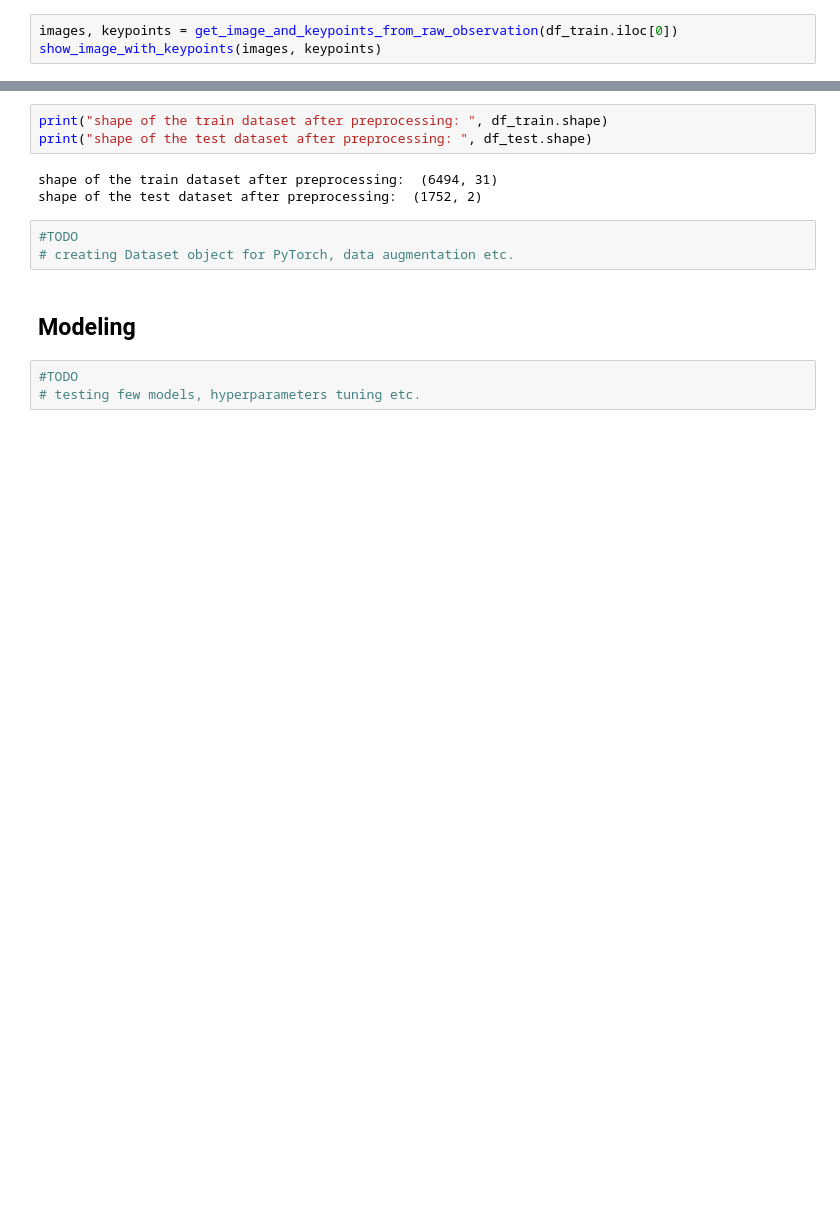
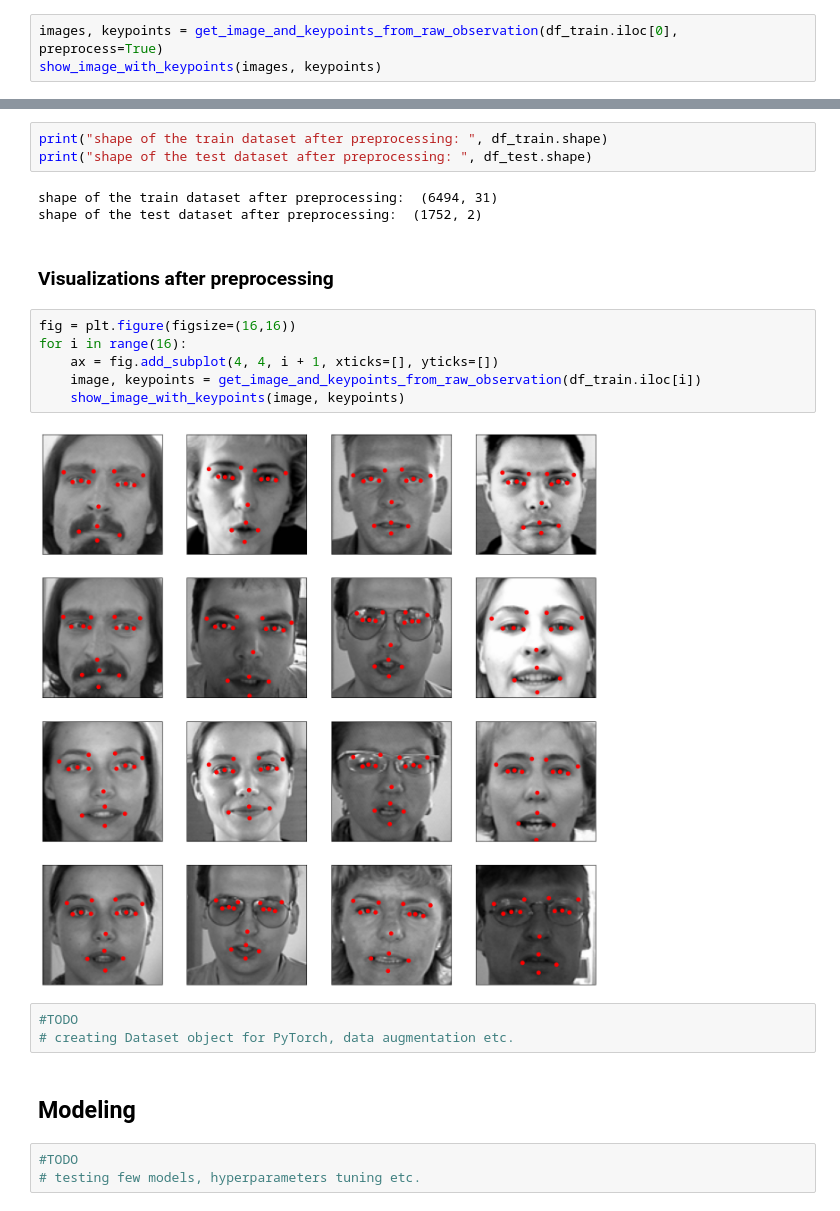
Before and after one commit to WJakubowsk/facial_keypoints_detection, a Jupyter notebook: notebooks/pipeline.ipynb, the cells around one changed output, grey strips where cells are left out. Cells and saved outputs as stored; diff of their text form; blank space fills up the shorter version.

```diff
--- a/notebooks/pipeline.ipynb
+++ b/notebooks/pipeline.ipynb
@@ -48,7 +48,7 @@ shape of test dataset:  (1783, 2)
 # %% [markdown]
 ### Example visualisation
 # %%
-images, keypoints = get_image_and_keypoints_from_raw_observation(df_train.iloc[0])
+images, keypoints = get_image_and_keypoints_from_raw_observation(df_train.iloc[0], preprocess=True)
 show_image_with_keypoints(images, keypoints)
 # %% [output]
 [figure]
@@ -118,6 +120,16 @@ print("shape of the test dataset after preprocessing: ", df_test.shape)
 # %% [output]
 shape of the train dataset after preprocessing:  (6494, 31)
 shape of the test dataset after preprocessing:  (1752, 2)
+# %% [markdown]
+### Visualizations after preprocessing
+# %%
+fig = plt.figure(figsize=(16,16))
+for i in range(16):
+    ax = fig.add_subplot(4, 4, i + 1, xticks=[], yticks=[])
+    image, keypoints = get_image_and_keypoints_from_raw_observation(df_train.iloc[i])
+    show_image_with_keypoints(image, keypoints)
+# %% [output]
+[figure, added]
 # %%
 #TODO
 # creating Dataset object for PyTorch, data augmentation etc.
```
Also changed, not shown: parts of 1 cell of this notebook.
